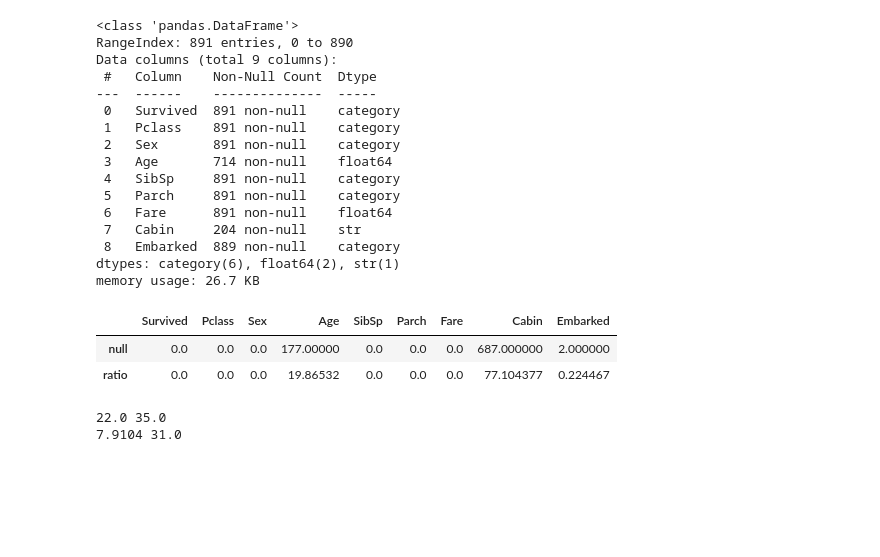
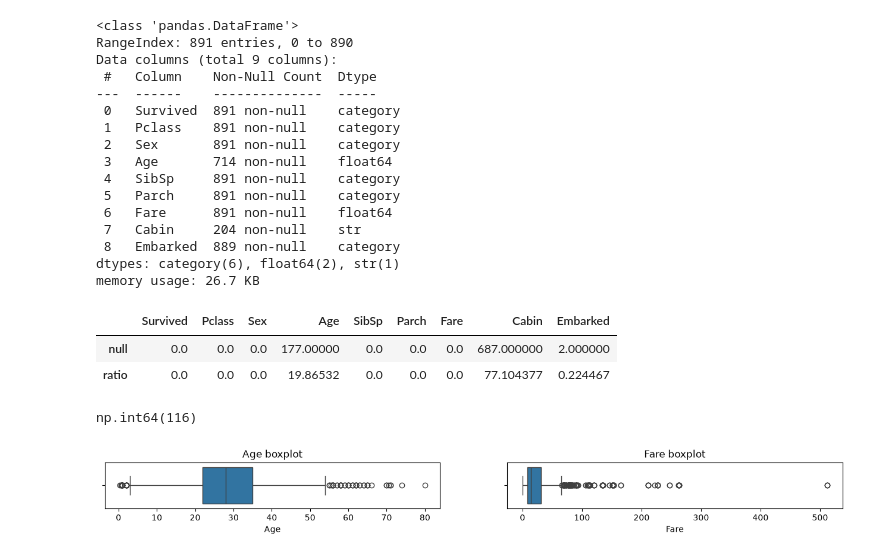
Before and after one commit to AAshrafR/CA_AIS2_G1_Ml, a Jupyter notebook: src/data_analysis/session3/session3.ipynb, the cells around one changed output. Saved outputs shown, nothing was run; the diff lists cells and outputs as text; code cells hidden in the pictures; blank space fills up the shorter version.

```diff
--- a/src/data_analysis/session3/session3.ipynb
+++ b/src/data_analysis/session3/session3.ipynb
@@ -81,10 +81,28 @@ for col in num_cols:
     #print(Q1,Q3)
     IQR=Q3-Q1
     lower_fence = Q1 - 1.5*IQR
-    lower_fence = Q3 + 1.5*IQR
+    upper_fence = Q3 + 1.5*IQR
 
-    lower_outliers= df[df[col]<lower_fence][cols].values()
-    upper_outliers= df[df[col]>upper_outliers][cols].values()
+    lower_outliers= df[df[col] < lower_fence][cols].values
+    upper_outliers= df[df[col] > upper_fence][cols].values
+
+    df[col] = df[col].replace(lower_outliers, lower_fence)
+    df[col] = df[col].replace(upper_outliers, upper_fence)
-# %% [output]
-22.0 35.0
-7.9104 31.0
+# %%
+df.duplicated().sum()
+# %% [output]
+np.int64(116)
+# %%
+df.drop_duplicates(inplace=True)
+# %%
+import matplotlib.pyplot as plt
+import seaborn as sns
+
+num_cols= df.select_dtypes('number').columns
+plt.figure(figsize=(8*len(num_cols),1))
+for i, col in enumerate(num_cols):
+    plt.subplot(1,2,i+1)
+    sns.boxplot(x=df[col],orient='h')
+    plt.title(f"{col} boxplot")
+# %% [output]
+[figure, added]
```
Also changed, not shown: parts of 11 cells of this notebook, 3 other files.
